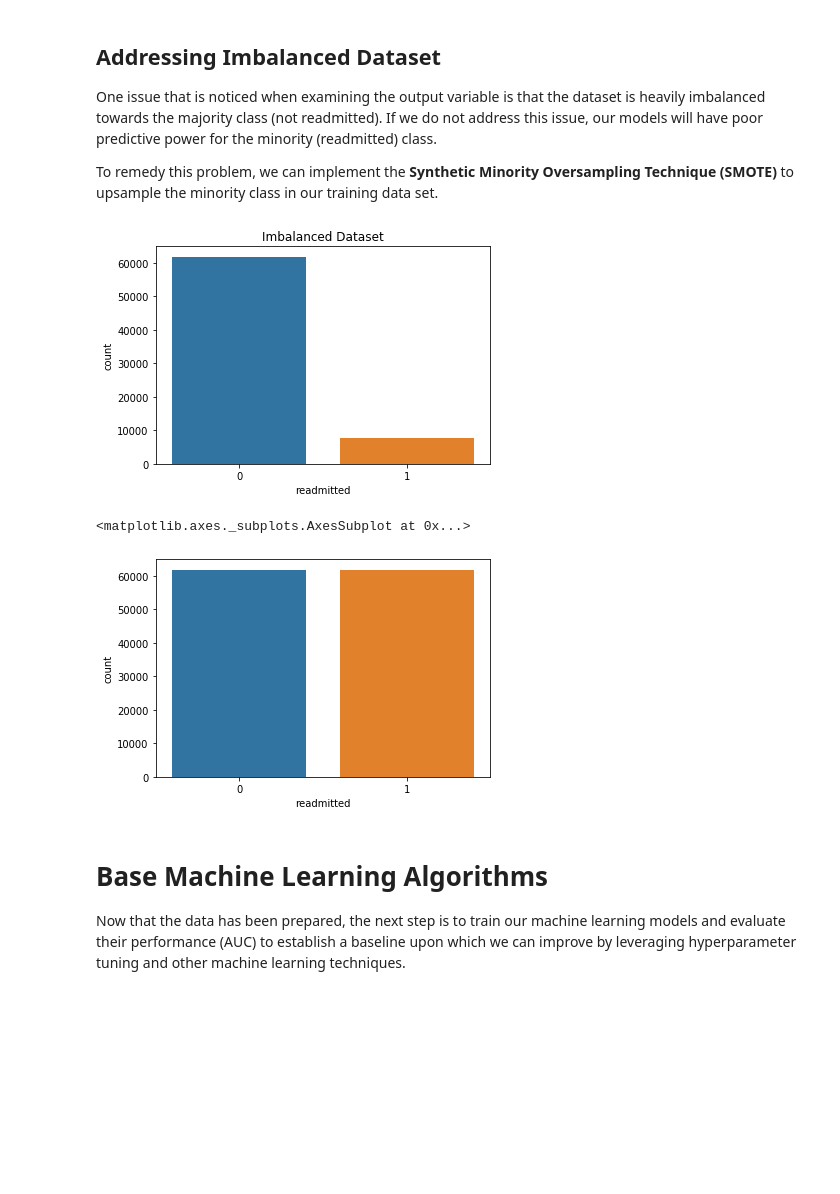
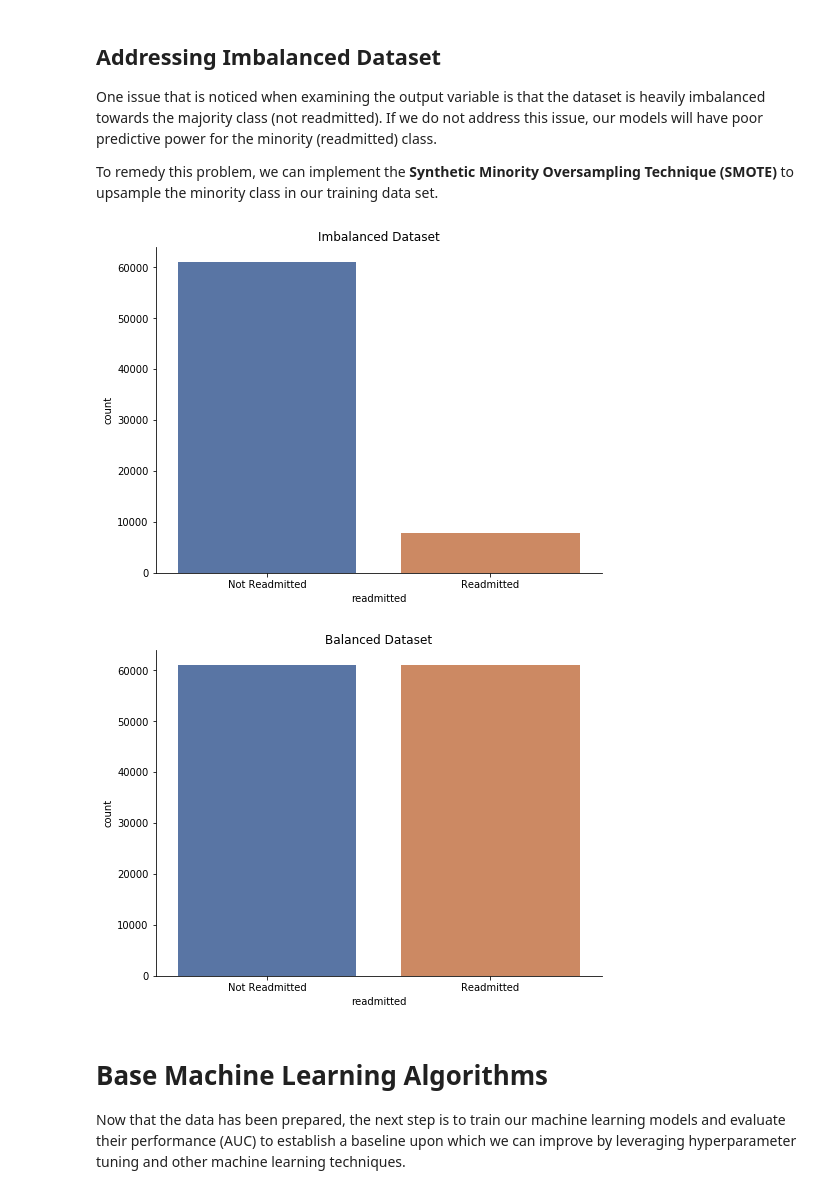
Before and after one commit to rchoi2/Diabetes-Readmission-Classifier, a Jupyter notebook: Diabetes_Classification_EDA.ipynb, the cells around one changed output. Saved outputs shown, nothing was run; the diff lists cells and outputs as text; code cells hidden in the pictures; blank space fills up the shorter version.

```diff
--- a/Diabetes_Classification_EDA.ipynb
+++ b/Diabetes_Classification_EDA.ipynb
@@ -398,23 +407,28 @@ To remedy this problem, we can implement the **Synthetic Minority Oversampling T
 # %%
 X_train, X_test, y_train, y_test = train_test_split(X_scaled, y, test_size = 0.3, stratify = y, random_state = 42)
 # %%
-plt.figure(figsize=(6,4))
-sns.countplot(y_train)
+plt.figure(figsize=(8,6))
+sns.countplot(y_train, palette='deep')
+sns.despine()
 plt.title('Imbalanced Dataset')
+plt.xticks([0,1],['Not Readmitted', 'Readmitted'])
 plt.show()
 # %% [output]
-[figure, old version]
+[figure, new version]
 # %%
 # SMOTE
 from imblearn.over_sampling import SMOTE
 sm = SMOTE(random_state=42)
 X_train_res, y_train_res = sm.fit_sample(X_train, y_train)
-# %%
-plt.figure(figsize=(6,4))
-sns.countplot(y_train_res)
-# %% [output]
-<matplotlib.axes._subplots.AxesSubplot at 0x...>
-[figure, removed]
+# %%
+plt.figure(figsize=(8,6))
+sns.countplot(y_train_res, palette='deep')
+sns.despine()
+plt.title('Balanced Dataset')
+plt.xticks([0,1],['Not Readmitted', 'Readmitted'])
+plt.show()
+# %% [output]
+[figure, added]
 # %% [markdown]
 <p><a name="base"></a></p>
 
```
Also changed, not shown: parts of 4 cells of this notebook, 11 other files.
